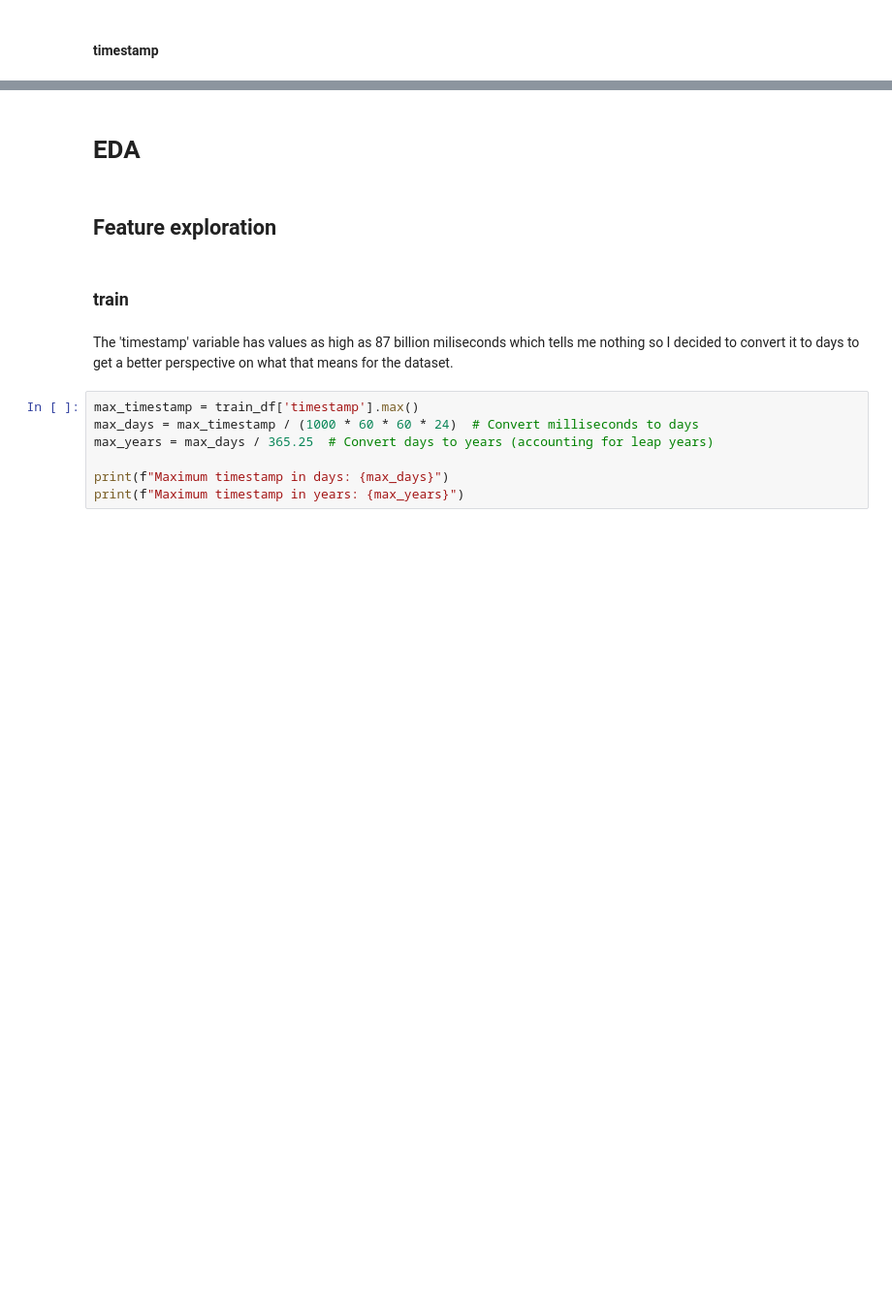
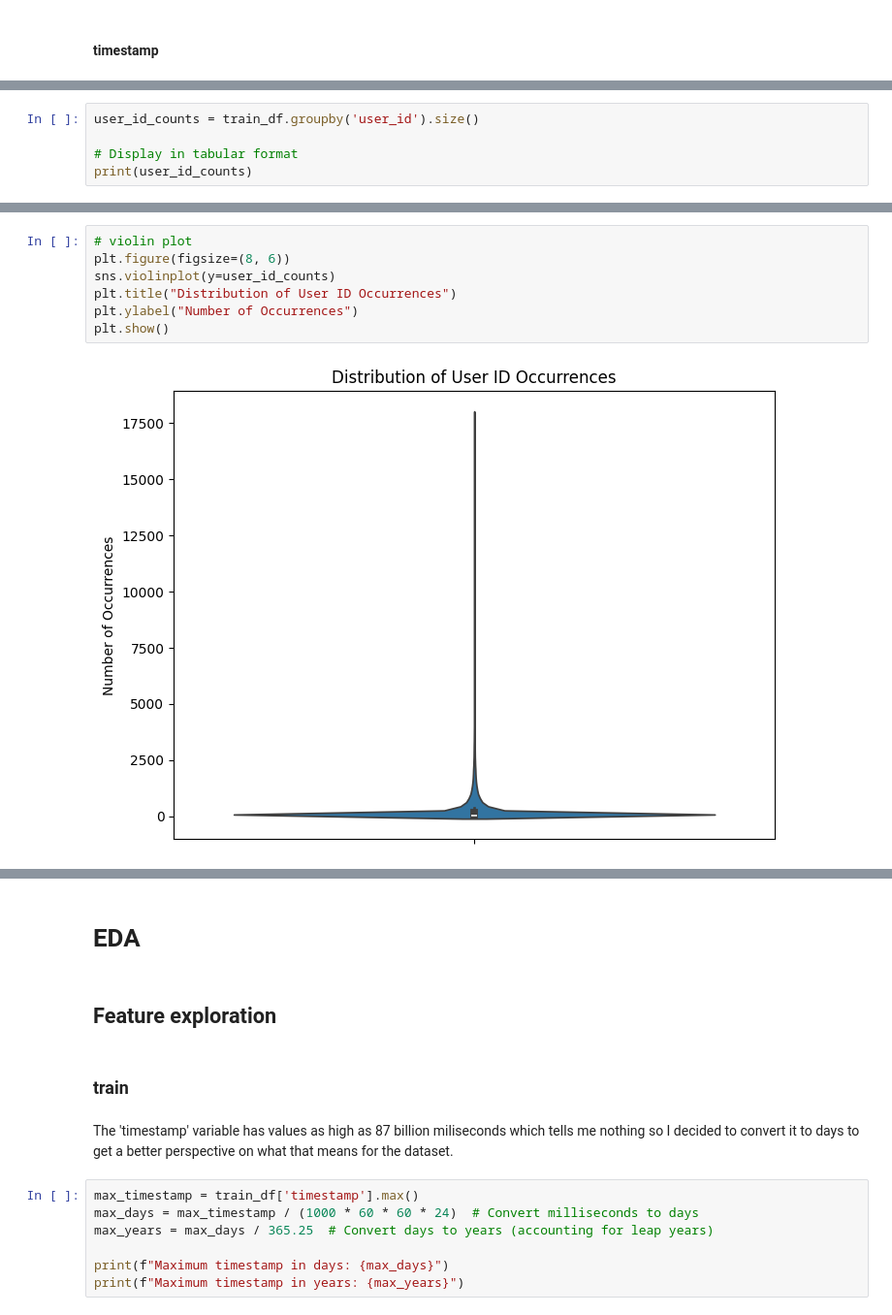
Before and after one commit to theresaskruzna/riiid_knowledge_tracing, a Jupyter notebook: 01_EDA.ipynb, the cells around one changed output, grey strips where cells are left out. Shown at 97% size. Drawn from its saved outputs; the diff is of its cells as text; blank space fills up the shorter version.

```diff
--- a/01_EDA.ipynb
+++ b/01_EDA.ipynb
@@ -413,0 +446,5 @@ We erased 599 rows meaning 0.000592% of all data.
+# %%
+user_id_counts = train_df.groupby('user_id').size()
+
+# Display in tabular format
+print(user_id_counts)
@@ -413,0 +561,9 @@ We erased 599 rows meaning 0.000592% of all data.
+# %%
+# violin plot
+plt.figure(figsize=(8, 6))
+sns.violinplot(y=user_id_counts)
+plt.title("Distribution of User ID Occurrences")
+plt.ylabel("Number of Occurrences")
+plt.show()
+# %% [output]
+[figure, added]
```
Also changed, not shown: parts of 59 cells of this notebook.
